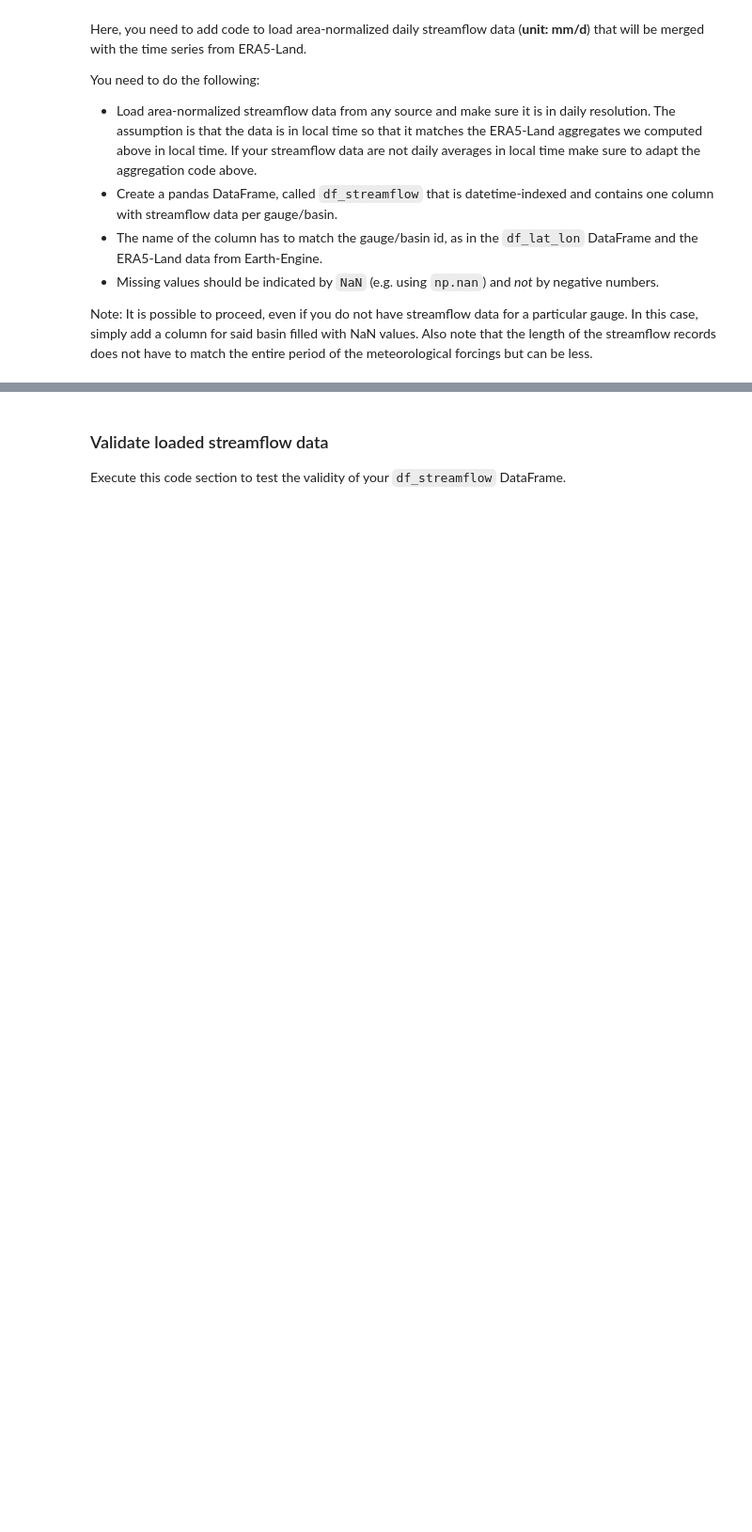
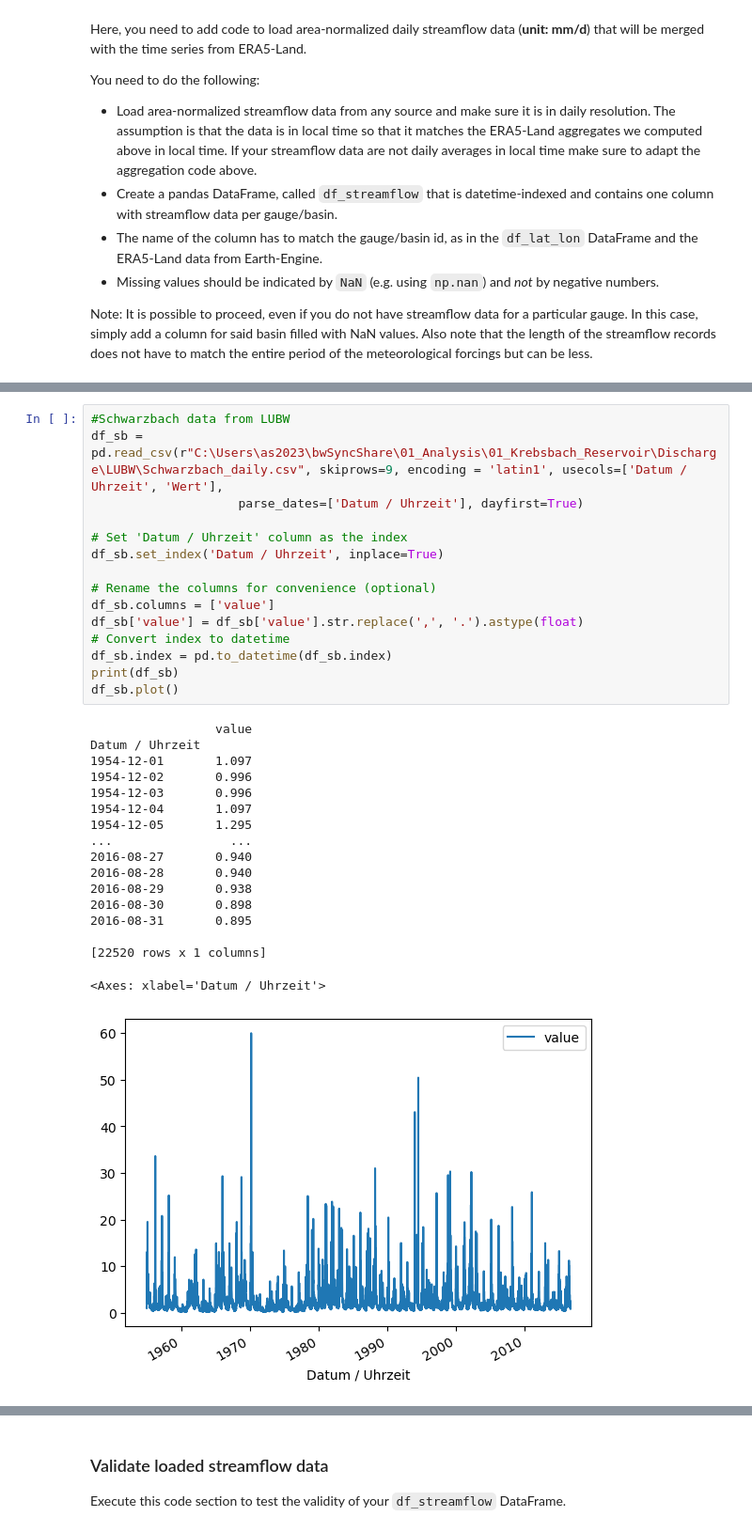
Before and after one commit to Ash-Manoj/Caravan_local, a Jupyter notebook: code/Caravan_part2_local_postprocessing.ipynb, the cells around one changed output, grey strips where cells are left out. Shown: that part at 94% size. Drawn from its saved outputs; the diff is of its cells as text; blank space fills up the shorter version.

```diff
--- a/code/Caravan_part2_local_postprocessing.ipynb
+++ b/code/Caravan_part2_local_postprocessing.ipynb
@@ -304,0 +380,33 @@ df_streamflow = ...
+# %%
+#Schwarzbach data from LUBW
+df_sb = pd.read_csv(r"C:\Users\as2023\bwSyncShare\01_Analysis\01_Krebsbach_Reservoir\Discharge\LUBW\Schwarzbach_daily.csv", skiprows=9, encoding = 'latin1', usecols=['Datum / Uhrzeit', 'Wert'],
+                    parse_dates=['Datum / Uhrzeit'], dayfirst=True)
+
+# Set 'Datum / Uhrzeit' column as the index
+df_sb.set_index('Datum / Uhrzeit', inplace=True)
+
+# Rename the columns for convenience (optional)
+df_sb.columns = ['value']
+df_sb['value'] = df_sb['value'].str.replace(',', '.').astype(float)
+# Convert index to datetime
+df_sb.index = pd.to_datetime(df_sb.index)
+print(df_sb)
+df_sb.plot()
+# %% [output]
+                 value
+Datum / Uhrzeit
+1954-12-01       1.097
+1954-12-02       0.996
+1954-12-03       0.996
+1954-12-04       1.097
+1954-12-05       1.295
+...                ...
+2016-08-27       0.940
+2016-08-28       0.940
+2016-08-29       0.938
+2016-08-30       0.898
+2016-08-31       0.895
+
+[22520 rows x 1 columns]
+<Axes: xlabel='Datum / Uhrzeit'>
+[figure, added]
```
Also changed, not shown: parts of 17 cells of this notebook, 5 other files.
